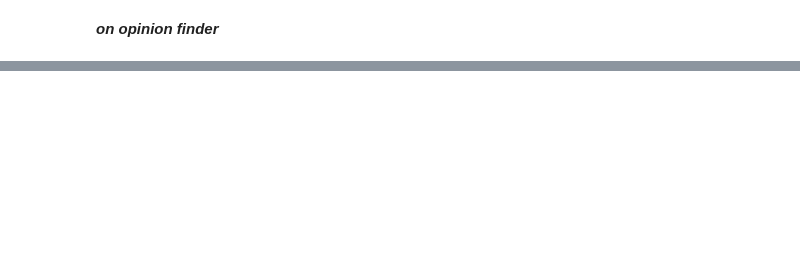
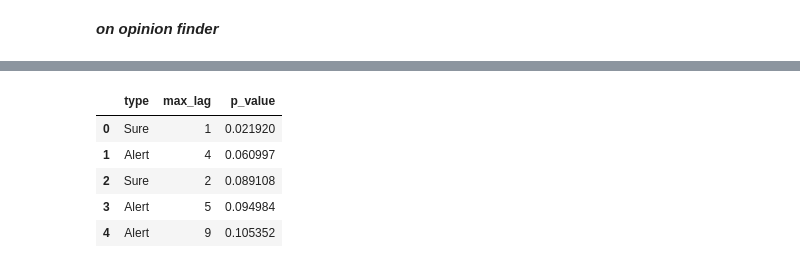
Before and after one commit to la83la/about_emotion, a Jupyter notebook: 3_Granger_Causality.ipynb, the cells around one changed output, grey strips where cells are left out. Drawn from its saved outputs; the diff is of its cells as text; code cells hidden in the pictures; blank space fills up the shorter version.

```diff
--- a/3_Granger_Causality.ipynb
+++ b/3_Granger_Causality.ipynb
@@ -333,11 +368,15 @@ parameter F test:         F=0.2715  , p=0.8458  , df_denom=66, df_num=3
 # %%
-GPOMS_cols = ['Calm', 'Kind', 'Happy', 'Alert', 'Sure','Vital']
+print("GPOMS on delta: ")
+sent_types4 = []
+lag_list4 = []
+p_list4 = []
+for lag in range(1, 10):
+    for col in GPOMS_cols:
+        res4 = grangercausalitytests(combine_df[['delta', col]], maxlag=[lag])
+        sent_types4.append(col)
+        lag_list4.append(lag)
+        p_list4.append(res4[lag][0]['ssr_ftest'][1]) # parameter: max_lag/0/f test/p_value
 
-for i in range(1, 7):
-    for col in GPOMS_cols:
-        print('-'*10)
-        print(i)
-        print(f"{col} on delta:")
-        res2 = grangercausalitytests(combine_df[['delta', col]], maxlag=[i])
-        print('-'*10 + '\n')
+GPOMS_delta_df = pd.DataFrame({'type':sent_types4, 'max_lag':lag_list4, 'p_value':p_list4})
+GPOMS_delta_df = GPOMS_delta_df.sort_values(by='p_value', ascending=True).reset_index(drop=True)
 # %% [output]
@@ -360,0 +429,9 @@ parameter F test:         F=1.4316  , p=0.2186  , df_denom=57, df_num=6
+# %%
+GPOMS_delta_df.head()
+# %% [output]
+|  | type | max_lag | p_value |
+| 0 | Sure | 1 | 0.021920 |
+| 1 | Alert | 4 | 0.060997 |
+| 2 | Sure | 2 | 0.089108 |
+| 3 | Alert | 5 | 0.094984 |
+| 4 | Alert | 9 | 0.105352 |
```
Also changed, not shown: parts of 10 cells of this notebook, 2 other files.
